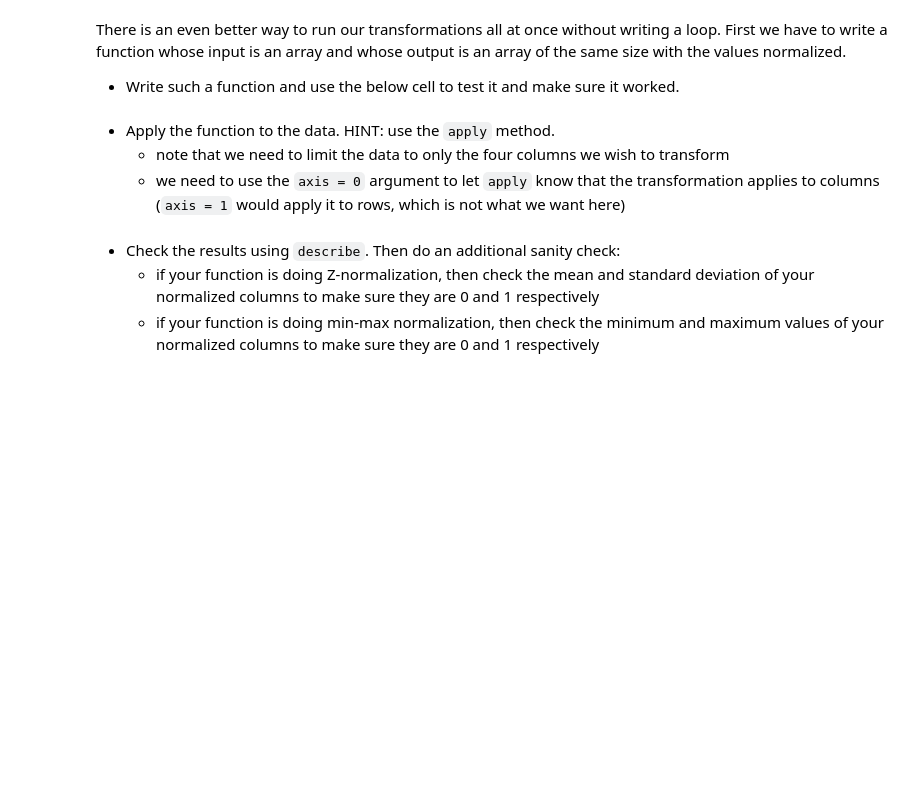
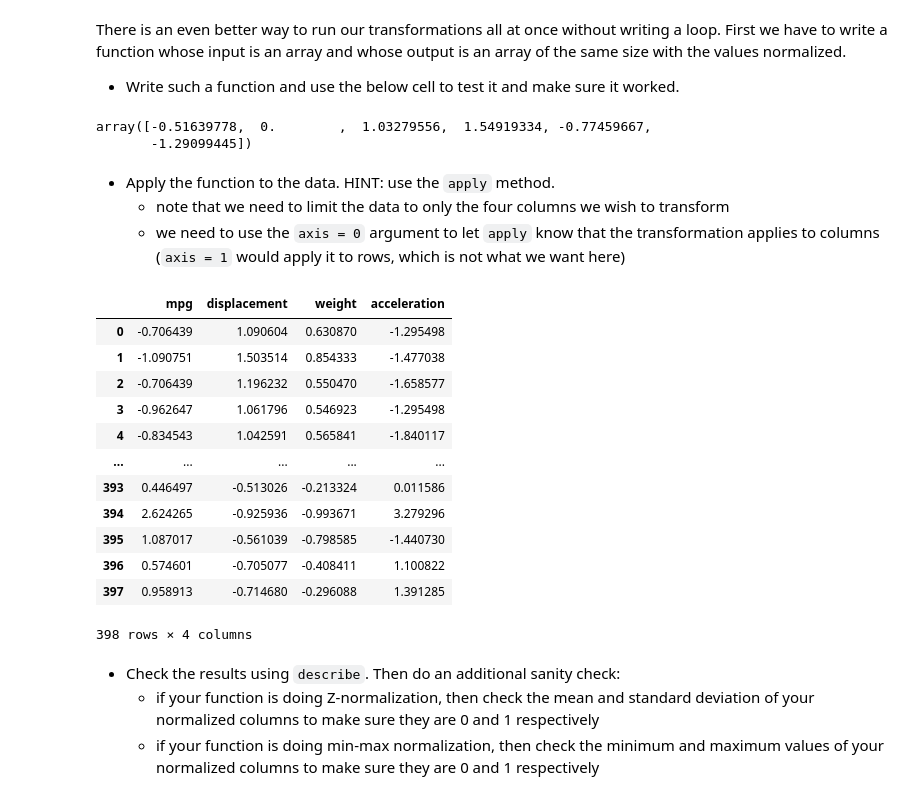
Before and after one commit to darynwhite/DataScienceCert, a Jupyter notebook: Lessons/06/Lesson_06_g_student.ipynb, the cells around one changed output. Drawn from its saved outputs; the diff is of its cells as text; code cells hidden in the pictures; blank space fills up the shorter version.

```diff
--- a/Lessons/06/Lesson_06_g_student.ipynb
+++ b/Lessons/06/Lesson_06_g_student.ipynb
@@ -56,17 +86,35 @@ There is an even better way to run our transformations all at once without writi
 - Write such a function and use the below cell to test it and make sure it worked.
 # %%
 def normalize(x):
-    x_norm = x # Add code here:  modify here to write your function
+    x_norm = (x - np.mean(x))/np.std(x)
     return x_norm
 
 x_test = np.array([3, 5, 9, 11, 2, 0])
 normalize(x_test)
+# %% [output]
+array([-0.51639778,  0.        ,  1.03279556,  1.54919334, -0.77459667,
+       -1.29099445])
 # %% [markdown]
 - Apply the function to the data. HINT: use the `apply` method.
   - note that we need to limit the data to only the four columns we wish to transform
   - we need to use the `axis = 0` argument to let `apply` know that the transformation applies to columns (`axis = 1` would apply it to rows, which is not what we want here)
 # %%
 # Add code here
+auto[interest].apply(normalize, axis=0)
+# %% [output]
+|  | mpg | displacement | weight | acceleration |
+| 0 | -0.706439 | 1.090604 | 0.630870 | -1.295498 |
+| 1 | -1.090751 | 1.503514 | 0.854333 | -1.477038 |
+| 2 | -0.706439 | 1.196232 | 0.550470 | -1.658577 |
+| 3 | -0.962647 | 1.061796 | 0.546923 | -1.295498 |
+| 4 | -0.834543 | 1.042591 | 0.565841 | -1.840117 |
+| ... | ... | ... | ... | ... |
+| 393 | 0.446497 | -0.513026 | -0.213324 | 0.011586 |
+| 394 | 2.624265 | -0.925936 | -0.993671 | 3.279296 |
+| 395 | 1.087017 | -0.561039 | -0.798585 | -1.440730 |
+| 396 | 0.574601 | -0.705077 | -0.408411 | 1.100822 |
+| 397 | 0.958913 | -0.714680 | -0.296088 | 1.391285 |
+398 rows × 4 columns
 # %% [markdown]
 - Check the results using `describe`. Then do an additional sanity check:
   - if your function is doing Z-normalization, then check the mean and standard deviation of your normalized columns to make sure they are 0 and 1 respectively
```
Also changed, not shown: parts of 11 cells of this notebook, 3 other files.
